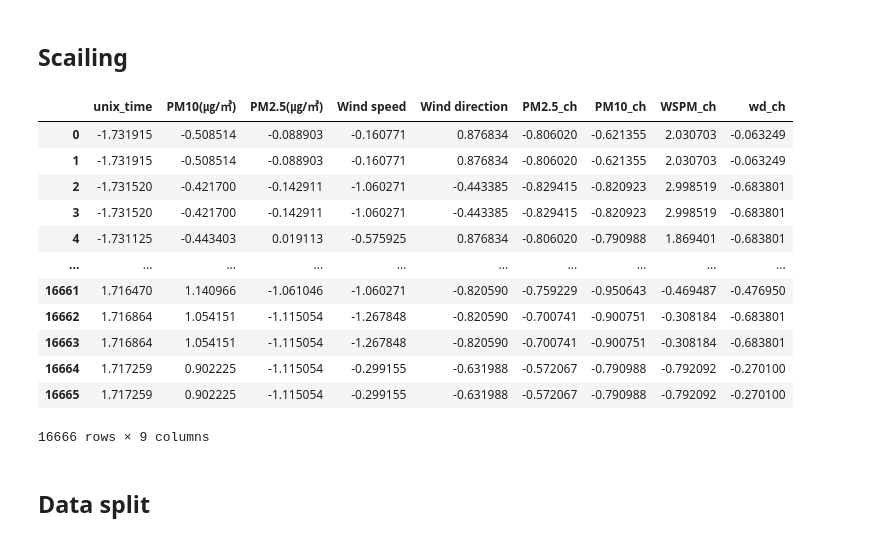
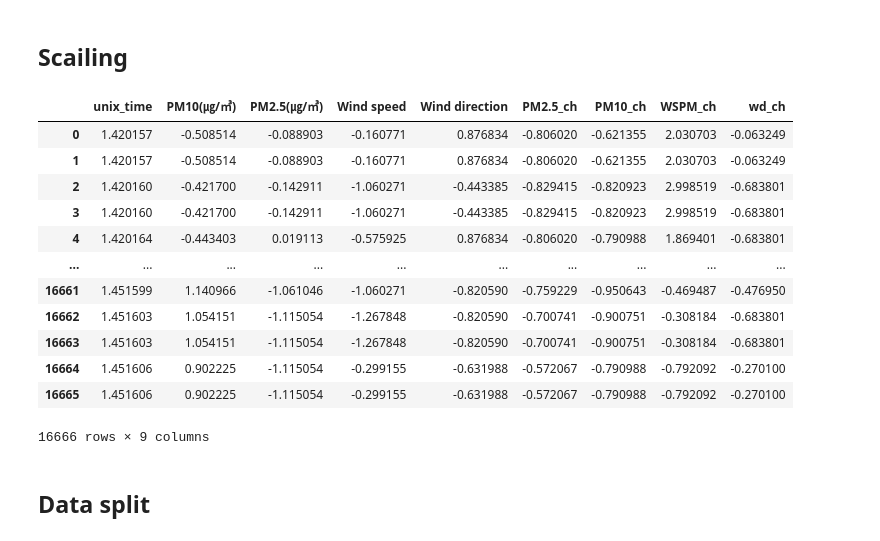
Before and after one commit to Aivyss/Seoul_air_quality_prediction, a Jupyter notebook: Seoul_Air_Quality_Prediction_(2015_2016)_sk_hg_hy.ipynb, the cells around one changed output. Cells and saved outputs as stored; diff of their text form; code cells hidden in the pictures.

```diff
--- a/Seoul_Air_Quality_Prediction_(2015_2016)_sk_hg_hy.ipynb
+++ b/Seoul_Air_Quality_Prediction_(2015_2016)_sk_hg_hy.ipynb
@@ -324,28 +320,32 @@ dtype: int64
 # Model
 # %% [markdown]
 ## Scailing
+# %%
+time_sr = df['unix_time'] / 10**9
+time_sr = time_sr.rename('unix_time')
 # %%
 # 스케일링
 from sklearn.preprocessing import StandardScaler
 
 scaler = StandardScaler()
 title = ['unix_time',	'PM10(㎍/㎥)', 'PM2.5(㎍/㎥)',	'Wind speed', 'Wind direction', 'PM2.5_ch', 'PM10_ch', 'WSPM_ch', 'wd_ch']
 scaled_df = scaler.fit_transform(df)
 scaled_df = pd.DataFrame(scaled_df, columns=title)
+scaled_df['unix_time'] = time_sr
 scaled_df
 # %% [output]
 |  | unix_time | PM10(㎍/㎥) | PM2.5(㎍/㎥) | Wind speed | Wind direction | PM2.5_ch | PM10_ch | WSPM_ch | wd_ch |
-| 0 | -1.731915 | -0.508514 | -0.088903 | -0.160771 | 0.876834 | -0.806020 | -0.621355 | 2.030703 | -0.063249 |
-| 1 | -1.731915 | -0.508514 | -0.088903 | -0.160771 | 0.876834 | -0.806020 | -0.621355 | 2.030703 | -0.063249 |
-| 2 | -1.731520 | -0.421700 | -0.142911 | -1.060271 | -0.443385 | -0.829415 | -0.820923 | 2.998519 | -0.683801 |
-| 3 | -1.731520 | -0.421700 | -0.142911 | -1.060271 | -0.443385 | -0.829415 | -0.820923 | 2.998519 | -0.683801 |
-| 4 | -1.731125 | -0.443403 | 0.019113 | -0.575925 | 0.876834 | -0.806020 | -0.790988 | 1.869401 | -0.683801 |
+| 0 | 1.420157 | -0.508514 | -0.088903 | -0.160771 | 0.876834 | -0.806020 | -0.621355 | 2.030703 | -0.063249 |
+| 1 | 1.420157 | -0.508514 | -0.088903 | -0.160771 | 0.876834 | -0.806020 | -0.621355 | 2.030703 | -0.063249 |
+| 2 | 1.420160 | -0.421700 | -0.142911 | -1.060271 | -0.443385 | -0.829415 | -0.820923 | 2.998519 | -0.683801 |
+| 3 | 1.420160 | -0.421700 | -0.142911 | -1.060271 | -0.443385 | -0.829415 | -0.820923 | 2.998519 | -0.683801 |
+| 4 | 1.420164 | -0.443403 | 0.019113 | -0.575925 | 0.876834 | -0.806020 | -0.790988 | 1.869401 | -0.683801 |
 | ... | ... | ... | ... | ... | ... | ... | ... | ... | ... |
-| 16661 | 1.716470 | 1.140966 | -1.061046 | -1.060271 | -0.820590 | -0.759229 | -0.950643 | -0.469487 | -0.476950 |
-| 16662 | 1.716864 | 1.054151 | -1.115054 | -1.267848 | -0.820590 | -0.700741 | -0.900751 | -0.308184 | -0.683801 |
-| 16663 | 1.716864 | 1.054151 | -1.115054 | -1.267848 | -0.820590 | -0.700741 | -0.900751 | -0.308184 | -0.683801 |
-| 16664 | 1.717259 | 0.902225 | -1.115054 | -0.299155 | -0.631988 | -0.572067 | -0.790988 | -0.792092 | -0.270100 |
-| 16665 | 1.717259 | 0.902225 | -1.115054 | -0.299155 | -0.631988 | -0.572067 | -0.790988 | -0.792092 | -0.270100 |
+| 16661 | 1.451599 | 1.140966 | -1.061046 | -1.060271 | -0.820590 | -0.759229 | -0.950643 | -0.469487 | -0.476950 |
+| 16662 | 1.451603 | 1.054151 | -1.115054 | -1.267848 | -0.820590 | -0.700741 | -0.900751 | -0.308184 | -0.683801 |
+| 16663 | 1.451603 | 1.054151 | -1.115054 | -1.267848 | -0.820590 | -0.700741 | -0.900751 | -0.308184 | -0.683801 |
+| 16664 | 1.451606 | 0.902225 | -1.115054 | -0.299155 | -0.631988 | -0.572067 | -0.790988 | -0.792092 | -0.270100 |
+| 16665 | 1.451606 | 0.902225 | -1.115054 | -0.299155 | -0.631988 | -0.572067 | -0.790988 | -0.792092 | -0.270100 |
 16666 rows × 9 columns
 # %% [markdown]
 ## Data split
```
Also changed, not shown: parts of 11 cells of this notebook.
